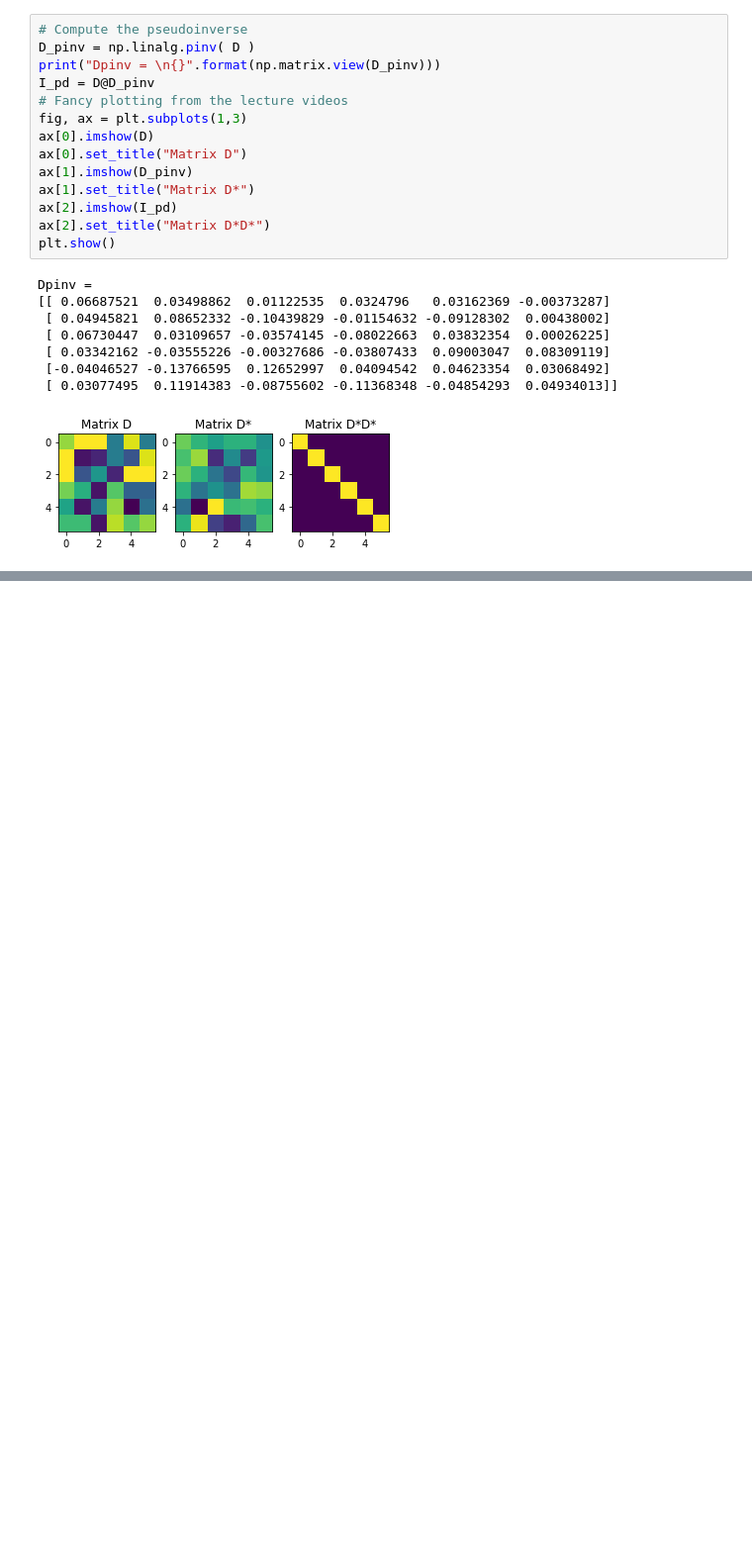
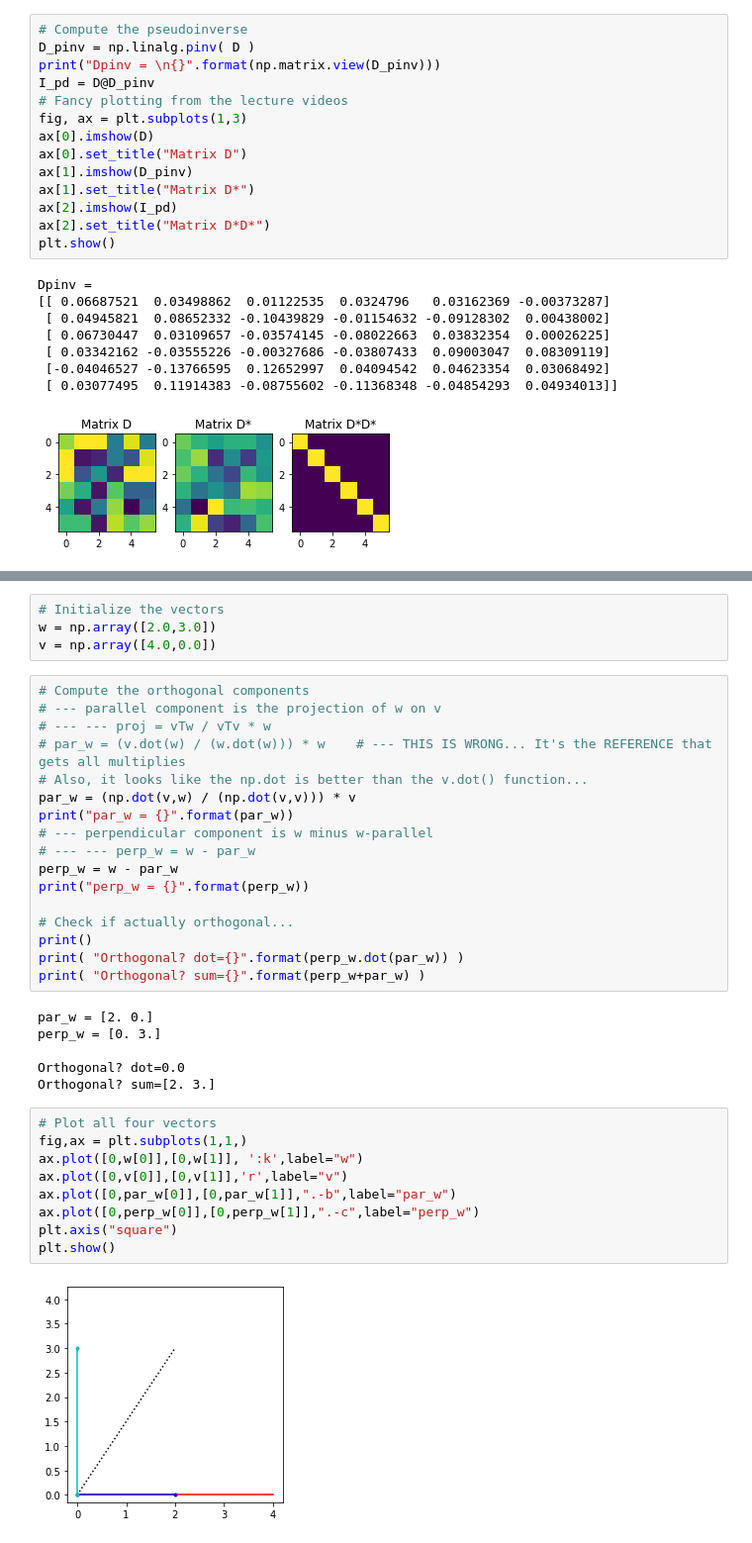
Before and after one commit to whyven/linearAlgebra, a Jupyter notebook: CodeChallenges.ipynb, the cells around one changed output, grey strips where cells are left out. Shown: that part at 99% size. Drawn from its saved outputs; the diff is of its cells as text; blank space fills up the shorter version.

```diff
--- a/CodeChallenges.ipynb
+++ b/CodeChallenges.ipynb
@@ -1371,0 +1381,38 @@ Dpinv =
+# %%
+# Initialize the vectors
+w = np.array([2.0,3.0])
+v = np.array([4.0,0.0])
+# %%
+# Compute the orthogonal components
+# --- parallel component is the projection of w on v
+# --- --- proj = vTw / vTv * w
+# par_w = (v.dot(w) / (w.dot(w))) * w    # --- THIS IS WRONG... It's the REFERENCE that gets all multiplies
+# Also, it looks like the np.dot is better than the v.dot() function...
+par_w = (np.dot(v,w) / (np.dot(v,v))) * v
+print("par_w = {}".format(par_w))
+# --- perpendicular component is w minus w-parallel
+# --- --- perp_w = w - par_w
+perp_w = w - par_w
+print("perp_w = {}".format(perp_w))
+
+# Check if actually orthogonal...
+print()
+print( "Orthogonal? dot={}".format(perp_w.dot(par_w)) )
+print( "Orthogonal? sum={}".format(perp_w+par_w) )
+# %% [output]
+par_w = [2. 0.]
+perp_w = [0. 3.]
+
+Orthogonal? dot=0.0
+Orthogonal? sum=[2. 3.]
+# %%
+# Plot all four vectors
+fig,ax = plt.subplots(1,1,)
+ax.plot([0,w[0]],[0,w[1]], ':k',label="w")
+ax.plot([0,v[0]],[0,v[1]],'r',label="v")
+ax.plot([0,par_w[0]],[0,par_w[1]],".-b",label="par_w")
+ax.plot([0,perp_w[0]],[0,perp_w[1]],".-c",label="perp_w")
+plt.axis("square")
+plt.show()
+# %% [output]
+[figure, added]
```
Also changed, not shown: parts of 1 cell of this notebook.
